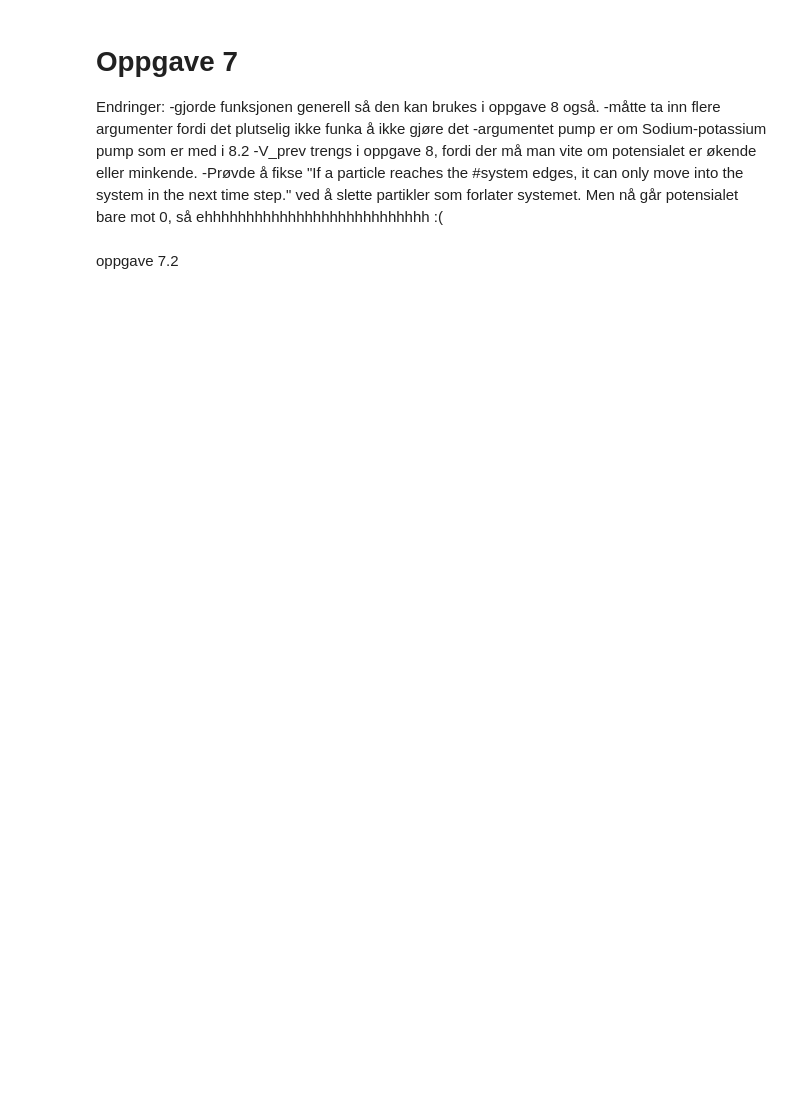
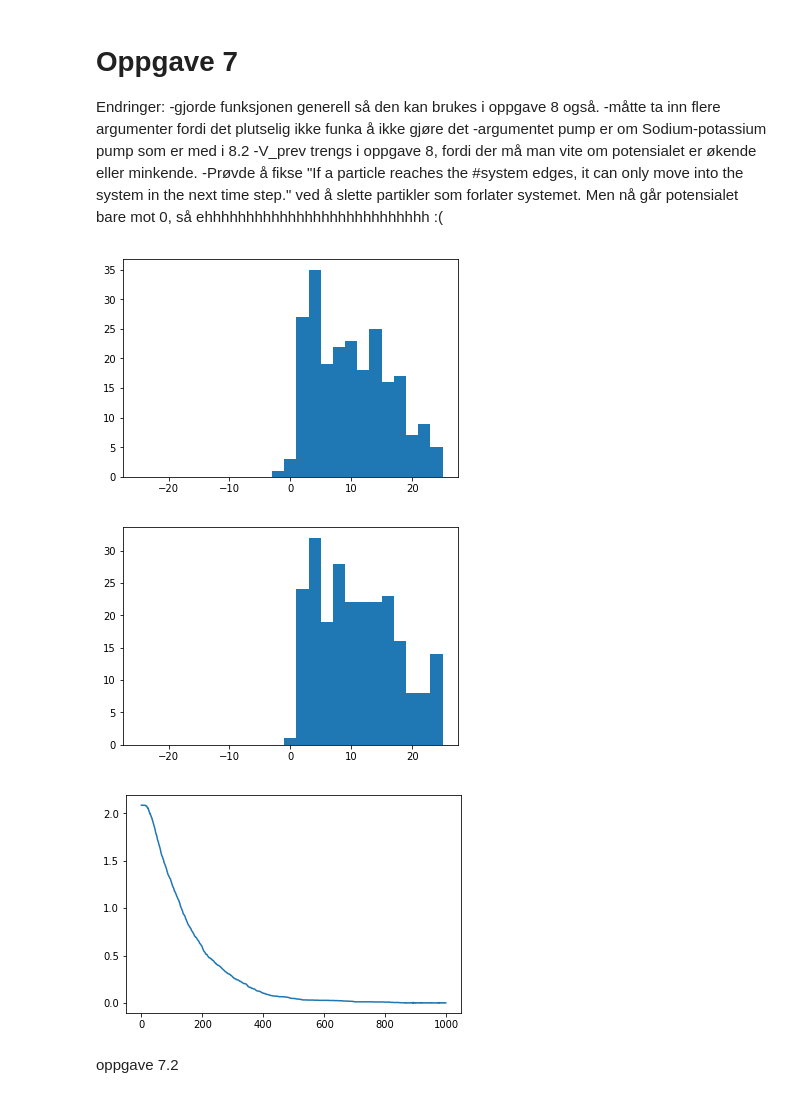
Before and after one commit to sigriaun/vitber-prosjekt3, a Jupyter notebook: prosjekt3.ipynb, the cells around one changed output. Drawn from its saved outputs; the diff is of its cells as text; code cells hidden in the pictures; blank space fills up the shorter version.

```diff
--- a/prosjekt3.ipynb
+++ b/prosjekt3.ipynb
@@ -437,7 +449,8 @@ def randomWalkPotential(V_Na,V_K,V0,nt,NaB0,NaA0,KB0,KA0,pump=False): #hvilke pa
     #plt.show()
     #plt.hist(KPos,bins=50)
     #plt.show()
-    Vt=(QA*0.0001*scipy.constants.N_A)/Cc
+    #Vt=(QA*0.0001*scipy.constants.N_A)/Cc
+    Vt=QA*10/7*1e-3
     for i in range(nt):
         if pump==True and t%10==0:
             KA0+=2
@@ -446,7 +459,8 @@ def randomWalkPotential(V_Na,V_K,V0,nt,NaB0,NaA0,KB0,KA0,pump=False): #hvilke pa
         Vt_prev=Vt
 
 
-        Vt=(QA*0.0001*scipy.constants.N_A)/Cc
+        #Vt=(QA*0.0001*scipy.constants.N_A)/Cc
+        Vt=QA*10/7*1e-3
 
         VtList.append(Vt)
 
@@ -502,33 +516,37 @@ def randomWalkPotential(V_Na,V_K,V0,nt,NaB0,NaA0,KB0,KA0,pump=False): #hvilke pa
         #print(NaPos)
         #print(QA)
         for Na in NaPos:
             #print(Na)
             if Na<-h:
                 NaA+=1      #pluss i stedet for minus er det ikke
                 #print("hei")
         QA=(KA+NaA)
 
 
         #if (t%50==0):
              #plt.hist(NaPos,bins=50)
              #plt.show()
              #plt.hist(KPos,bins=50)
              #plt.show
 
     #binsNa,xminNa,xmaxNa=plotParameters(NaPos)
     plt.hist(NaPos,bins=25,range=(-25,25))
     #plt.ylim(0,10)
     plt.show()
     binsK,xminK,xmaxK=plotParameters(KPos)
     plt.hist(KPos,bins=25,range=(-25,25))
     plt.show()
 
     plt.plot(tList,VtList)
     #print(Vt)
 
 
 
 randomWalkPotential(V_Na1,V_K1,V0,nt,NaB0,NaA0,KB0,KA0)
+# %% [output]
+[figure, added]
+[figure, added]
+[figure, added]
 # %% [markdown]
 oppgave 7.2
 # %%
```
Also changed, not shown: parts of 7 cells of this notebook.
